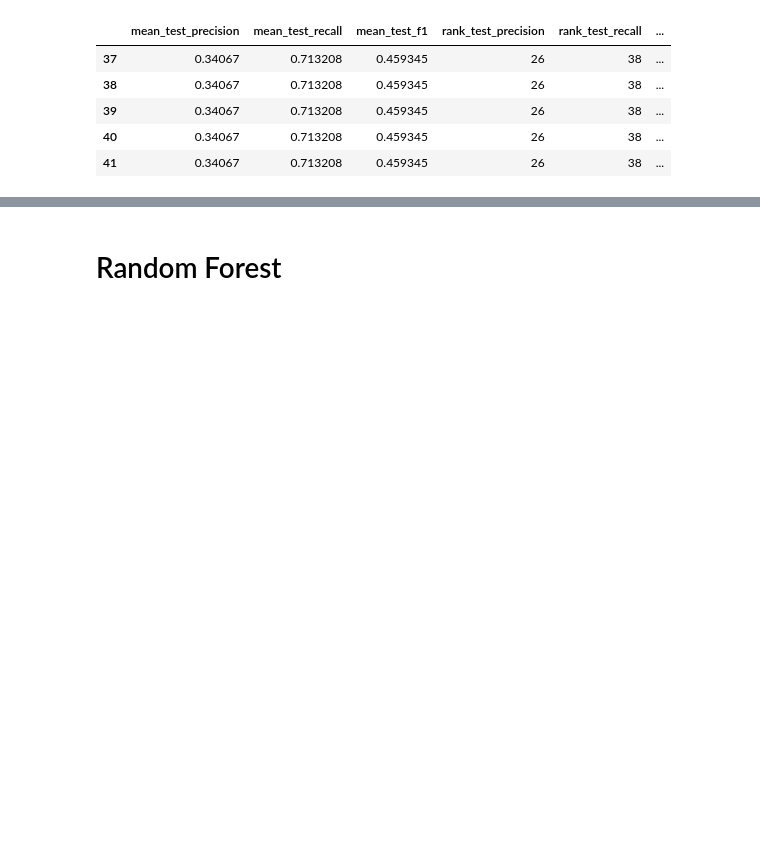
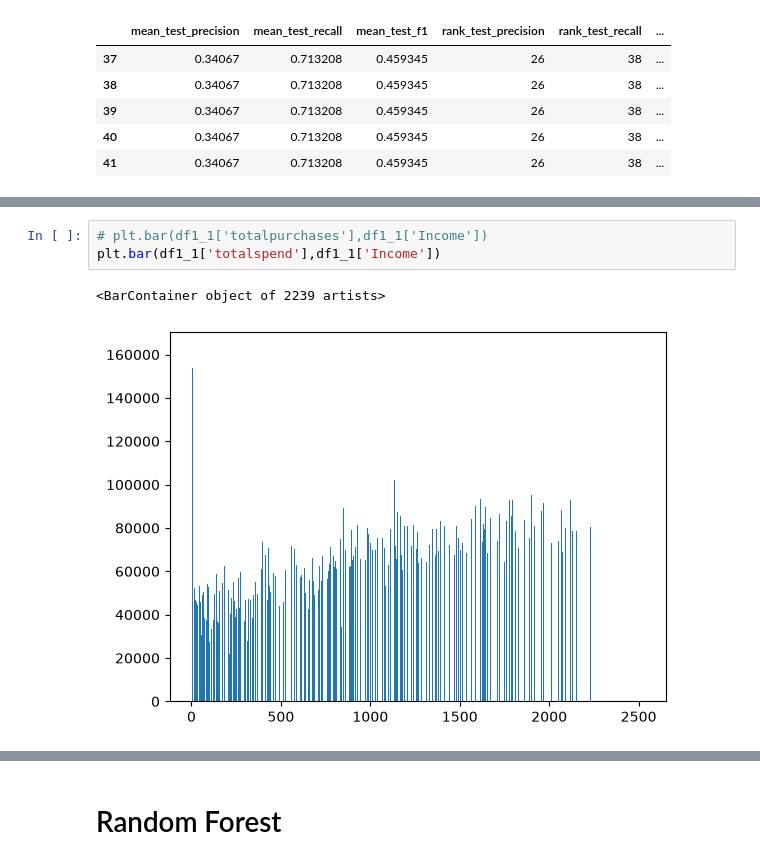
Before and after one commit to kaif-00/ML-model-practice, a Jupyter notebook: prac_model2.ipynb, the cells around one changed output, grey strips where cells are left out. Saved outputs shown, nothing was run; the diff lists cells and outputs as text; blank space fills up the shorter version.

```diff
--- a/prac_model2.ipynb
+++ b/prac_model2.ipynb
@@ -242,0 +277,6 @@ dff[(dff['rank_test_f1'] == 1)][['mean_test_precision','mean_test_recall','mean_
+# %%
+# plt.bar(df1_1['totalpurchases'],df1_1['Income'])
+plt.bar(df1_1['totalspend'],df1_1['Income'])
+# %% [output]
+<BarContainer object of 2239 artists>
+[figure, added]
```
Also changed, not shown: parts of 8 cells of this notebook.
